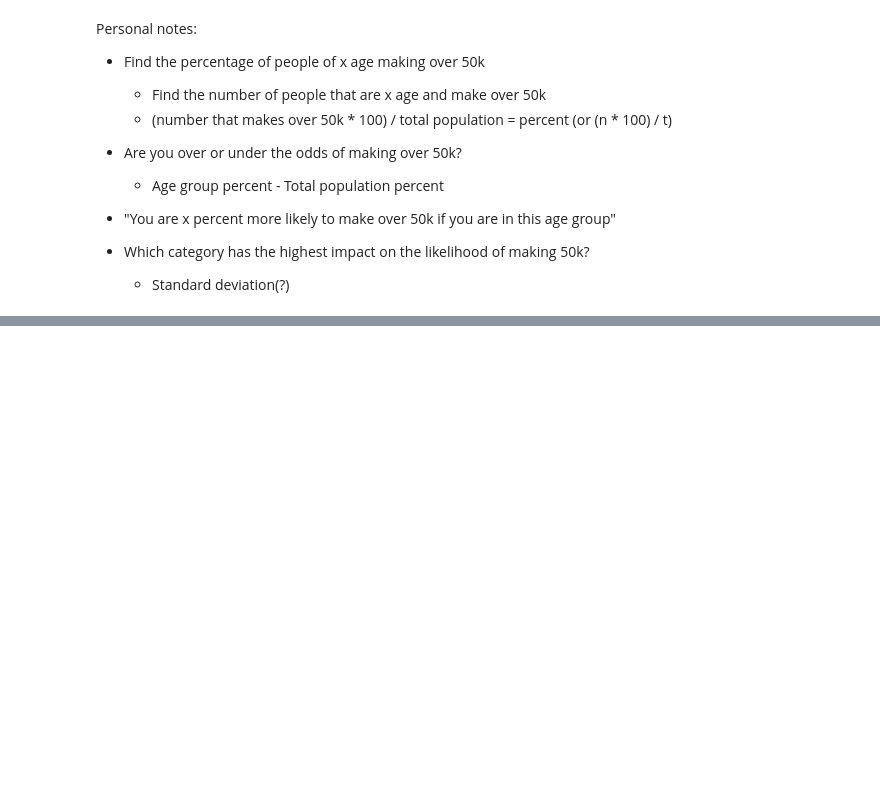
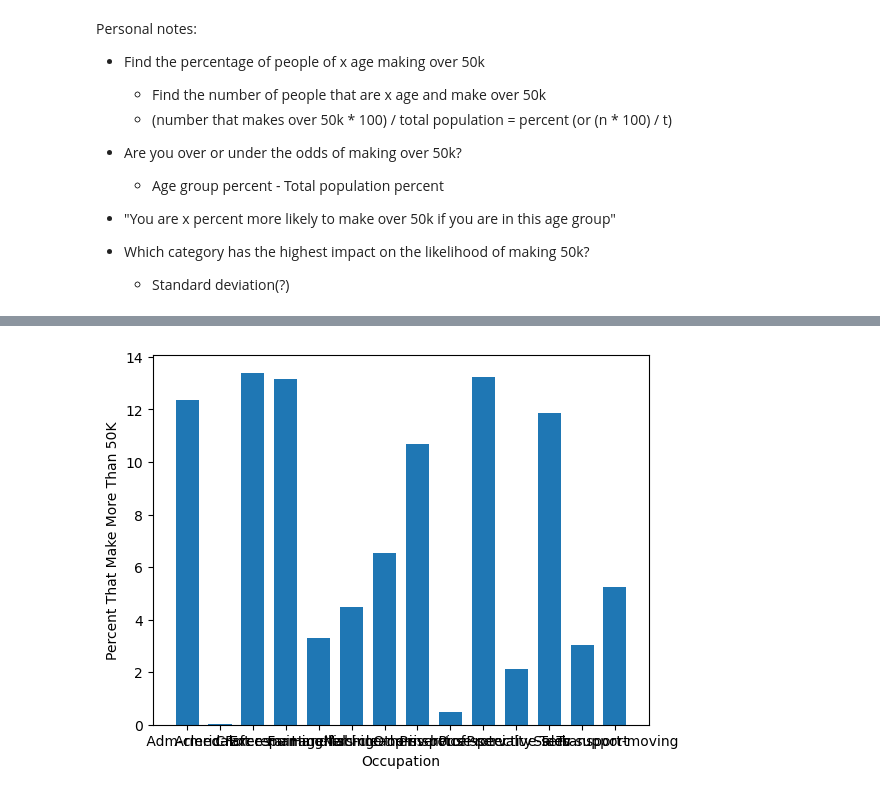
Before and after one commit to JohnJack-Lynch/PPL-Final-Project, a Jupyter notebook: pplFinalNotebookJRL_RH.ipynb, the cells around one changed output, grey strips where cells are left out. Saved outputs shown, nothing was run; the diff lists cells and outputs as text; code cells hidden in the pictures; blank space fills up the shorter version.

```diff
--- a/pplFinalNotebookJRL_RH.ipynb
+++ b/pplFinalNotebookJRL_RH.ipynb
@@ -94,0 +126,13 @@ plt.bar(edgroups['education'], edgroups['percent-over-50k'], width=0.7)
+# %%
+jobgroups = df.groupby('occupation')['income'].agg(['mean', 'count']).reset_index()
+
+jobgroups['percent-over-50k'] = (jobgroups['mean'] * 100).round(2)
+jobgroups['population-percent'] = ((jobgroups['count'] / len(df)) * 100).round(2)
+
+plt.bar(jobgroups['occupation'], jobgroups['population-percent'], width=0.7)
+
+plt.xlabel("Occupation")
+plt.ylabel("Percent That Make More Than 50K")
+plt.show()
+# %% [output]
+[figure, added]
```
Also changed, not shown: parts of 11 cells of this notebook.
